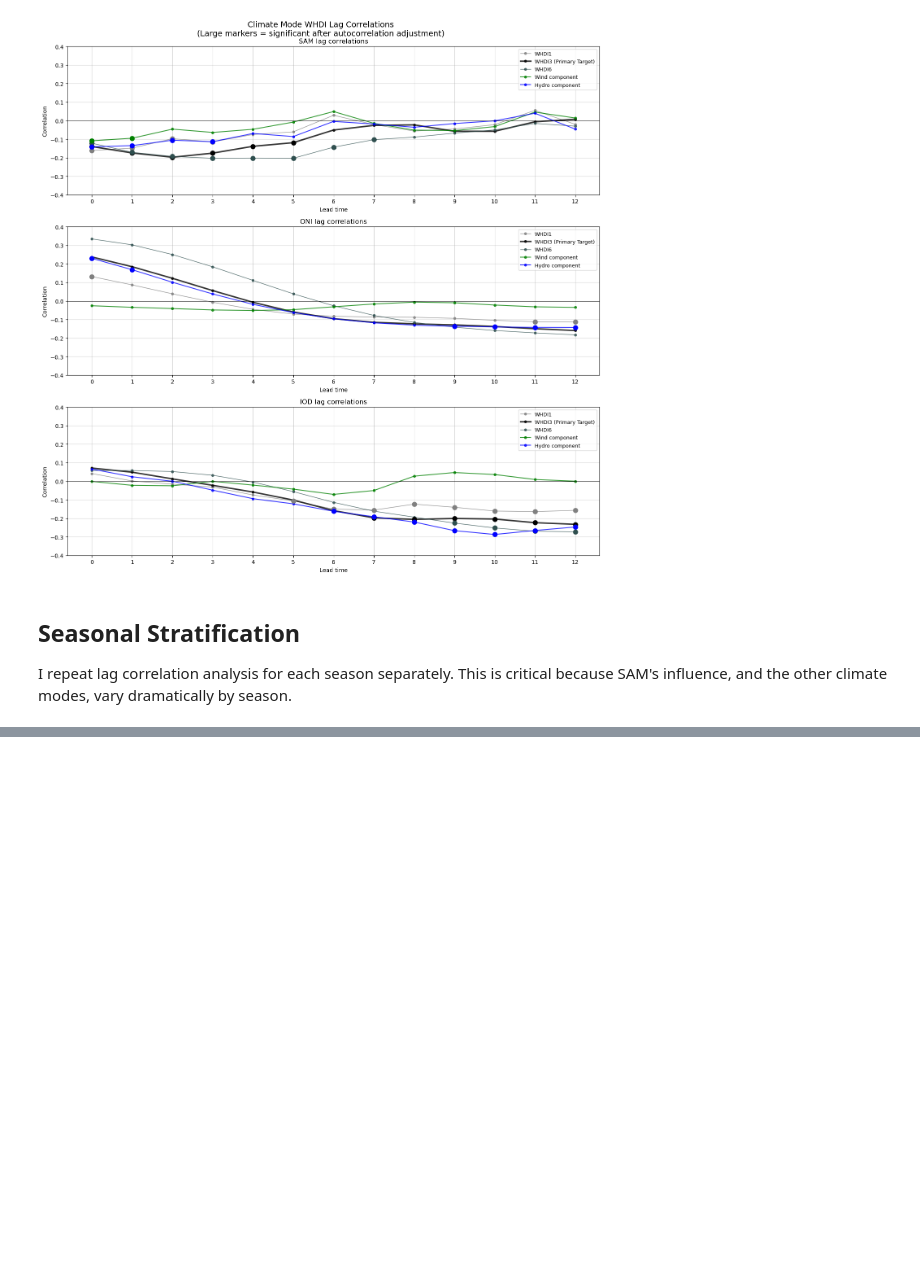
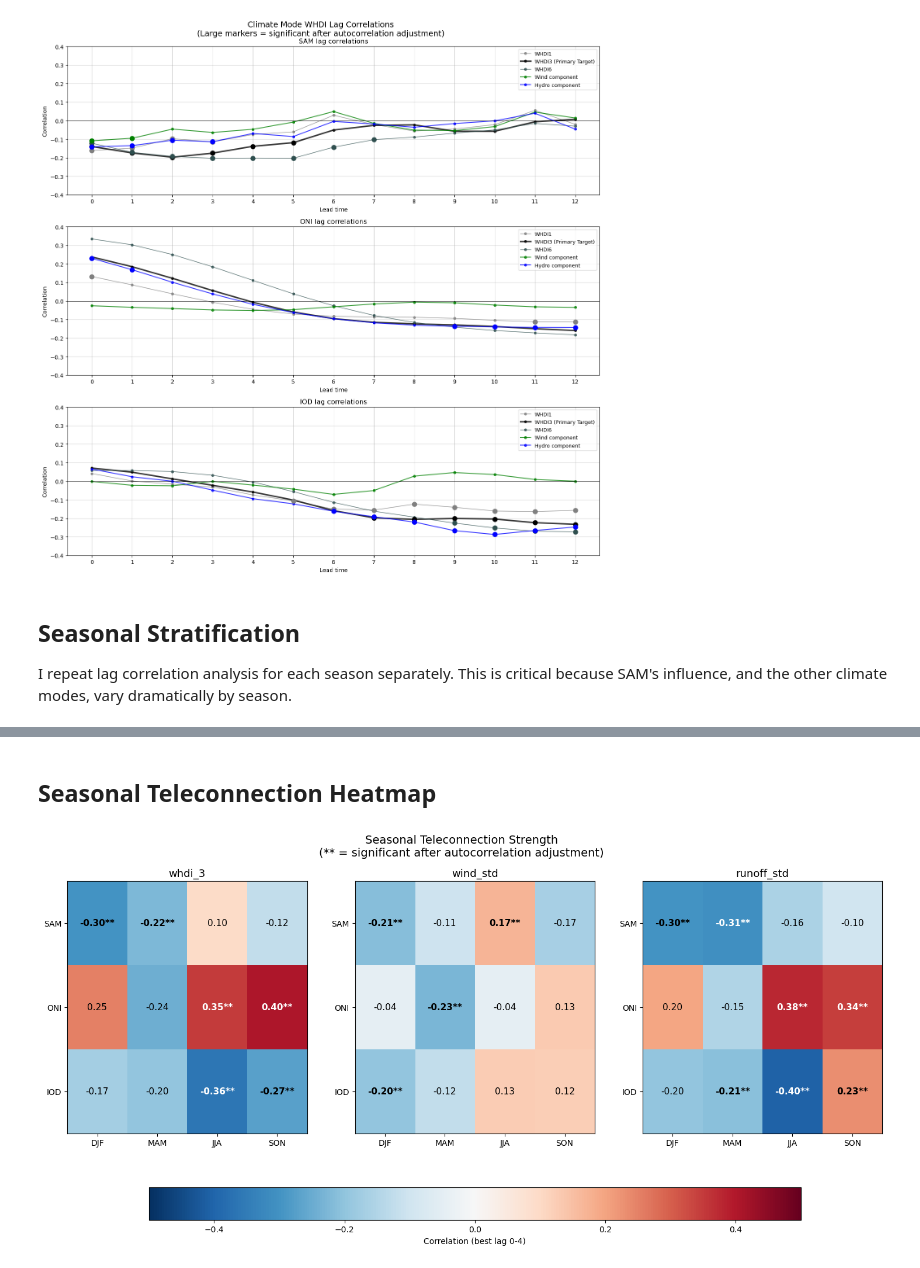
Before and after one commit to sgosmyt2/patagonia-energy-drought, a Jupyter notebook: notebooks/teleconnection_analysis.ipynb, the cells around one changed output, grey strips where cells are left out. Cells and saved outputs as stored; diff of their text form; code cells hidden in the pictures; blank space fills up the shorter version.

Commit message:
Created a heatmap for seasonal correlations

```diff
--- a/notebooks/teleconnection_analysis.ipynb
+++ b/notebooks/teleconnection_analysis.ipynb
@@ -407,0 +424,69 @@ SyntaxError: f-string: unmatched '[' (531147985.py, line 65)
+# %% [markdown]
+## Seasonal Teleconnection Heatmap
+# %%
+# Create a summary heatmap: mode × season for WHDI3 at the optimal lag
+fig, axes = plt.subplots(1, 3, figsize=(18, 8))
+
+for ax, target in zip(axes, ["whdi_3", "wind_std", "runoff_std"]):
+    # For each mode × season, find the strongest correlation at any lag 0-4
+    heatmap_data = np.zeros((len(climate_modes), 4))
+    sig_mask = np.zeros((len(climate_modes), 4), dtype=bool)
+
+    for i, mode in enumerate(climate_modes):
+        for j, season in enumerate(SEASONS):
+            subset = df_seasonal[
+                (df_seasonal["climate_mode"] == mode)
+                & (df_seasonal["season"] == season)
+                & (df_seasonal["target"] == target)
+                & (df_seasonal["lag_months"] < 4)
+            ]
+
+            if len(subset) > 0:
+                # Take the correlation with the largest absolute value
+                best_idx = subset["correlation"].abs().idxmax()
+                heatmap_data[i, j] = subset.loc[best_idx, "correlation"]
+                sig_mask[i, j] = subset.loc[best_idx, "significant"]
+
+    im = ax.imshow(heatmap_data, cmap="RdBu_r", vmin=-0.5, vmax=0.5, aspect="auto")
+
+    for i in range(len(climate_modes)):
+        for j in range(4):
+            val = heatmap_data[i, j]
+            sig = "**" if sig_mask[i, j] else ""
+            color = "white" if abs(val) > 0.3 else "black"
+            ax.text(
+                j,
+                i,
+                f"{val:.2f}{sig}",
+                ha="center",
+                va="center",
+                fontsize=11,
+                color=color,
+                fontweight="bold" if sig else "normal",
+            )
+
+    ax.set_xticks(range(4))
+    ax.set_xticklabels(SEASONS)
+    ax.set_yticks(range(len(climate_modes)))
+    ax.set_yticklabels([m.upper() for m in climate_modes])
+    ax.set_title(f"{target}", fontsize=13)
+
+plt.colorbar(
+    im,
+    ax=axes,
+    label="Correlation (best lag 0-4)",
+    shrink=0.8,
+    orientation="horizontal",
+)
+plt.suptitle(
+    "Seasonal Teleconnection Strength\n(** = significant after autocorrelation adjustment)",
+    fontsize=14,
+)
+plt.savefig(
+    "../results/figures/seasonal_teleconnection_heatmap.png",
+    dpi=200,
+    bbox_inches="tight",
+)
+plt.show()
+# %% [output]
+[figure, added]
```
Also changed, not shown: parts of 1 cell of this notebook, 1 other file.
